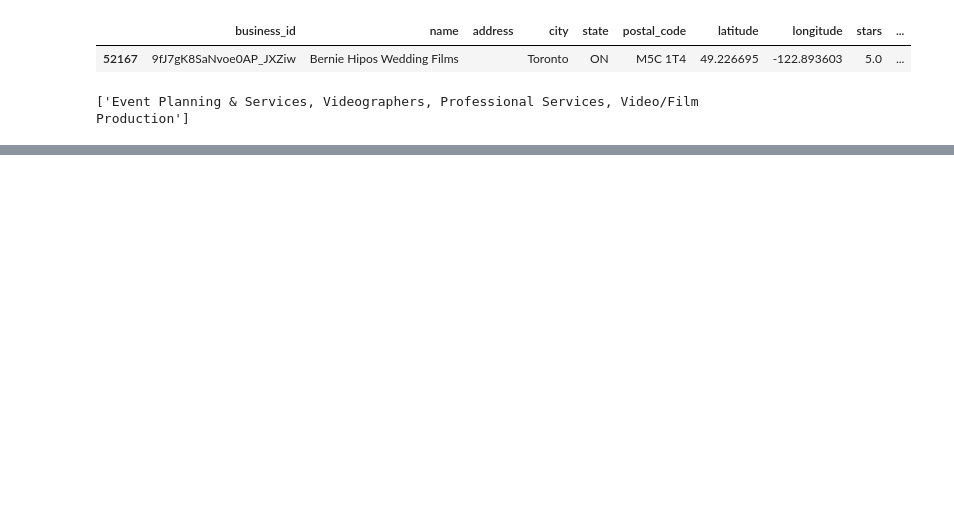
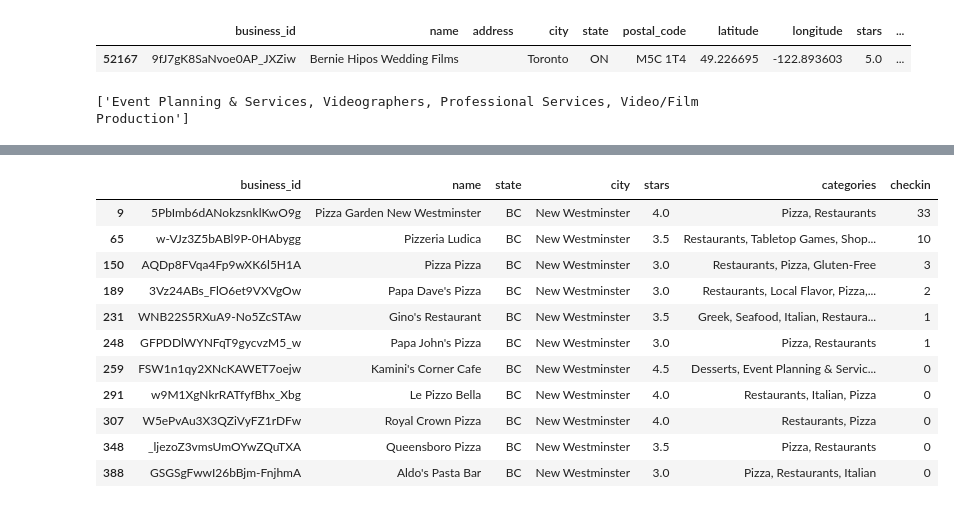
Before and after one commit to jamjam0109/kaggle_yelp, a Jupyter notebook: src.ipynb, the cells around one changed output, grey strips where cells are left out. Drawn from its saved outputs; the diff is of its cells as text; code cells hidden in the pictures; blank space fills up the shorter version.

```diff
--- a/src.ipynb
+++ b/src.ipynb
@@ -25,0 +36,16 @@ state_on.merge(checkin, how='left')
+# %%
+def get_year(df, year):
+    return df.date.count(year)
+
+def q1_fn(year, state, stars, category, top_n=10):
+    filter_category = business[business['categories'].str.contains(f'{category}', na=False, case=False)]
+    filter_business = filter_category.query(f"state == '{state}' and stars >= {stars}")[['business_id', 'name', 'state', 'city', 'stars', 'categories']]
+
+    year_count = checkin.apply(get_year, year=f'{year}', axis=1)
+
+    checkin_year = pd.concat([checkin['business_id'], year_count], axis=1).rename(columns={0: 'checkin'})
+
+    business_checkin = filter_business.merge(checkin_year)
+    output = business_checkin.sort_values(['checkin', 'stars'], ascending=False, ignore_index=True).head(top_n)
+
+    return output
@@ -104,0 +300,20 @@ a.sort_values('dist')
+# %%
+year = 2019
+state = 'BC'
+stars = 3
+category = 'pizza'
+
+q1_fn(year, state, stars, category, 500).query("city == 'New Westminster'")
+# %% [output]
+|  | business_id | name | state | city | stars | categories | checkin |
+| 9 | 5PbImb6dANokzsnklKwO9g | Pizza Garden New Westminster | BC | New Westminster | 4.0 | Pizza, Restaurants | 33 |
+| 65 | w-VJz3Z5bABl9P-0HAbygg | Pizzeria Ludica | BC | New Westminster | 3.5 | Restaurants, Tabletop Games, Shop... | 10 |
+| 150 | AQDp8FVqa4Fp9wXK6l5H1A | Pizza Pizza | BC | New Westminster | 3.0 | Restaurants, Pizza, Gluten-Free | 3 |
+| 189 | 3Vz24ABs_FlO6et9VXVgOw | Papa Dave's Pizza | BC | New Westminster | 3.0 | Restaurants, Local Flavor, Pizza,... | 2 |
+| 231 | WNB22S5RXuA9-No5ZcSTAw | Gino's Restaurant | BC | New Westminster | 3.5 | Greek, Seafood, Italian, Restaura... | 1 |
+| 248 | GFPDDlWYNFqT9gycvzM5_w | Papa John's Pizza | BC | New Westminster | 3.0 | Pizza, Restaurants | 1 |
+| 259 | FSW1n1qy2XNcKAWET7oejw | Kamini's Corner Cafe | BC | New Westminster | 4.5 | Desserts, Event Planning & Servic... | 0 |
+| 291 | w9M1XgNkrRATfyfBhx_Xbg | Le Pizzo Bella | BC | New Westminster | 4.0 | Restaurants, Italian, Pizza | 0 |
+| 307 | W5ePvAu3X3QZiVyFZ1rDFw | Royal Crown Pizza | BC | New Westminster | 4.0 | Restaurants, Pizza | 0 |
+| 348 | _ljezoZ3vmsUmOYwZQuTXA | Queensboro Pizza | BC | New Westminster | 3.5 | Pizza, Restaurants | 0 |
+| 388 | GSGSgFwwI26bBjm-FnjhmA | Aldo's Pasta Bar | BC | New Westminster | 3.0 | Pizza, Restaurants, Italian | 0 |
```
Also changed, not shown: parts of 40 cells of this notebook, 2 other files.
